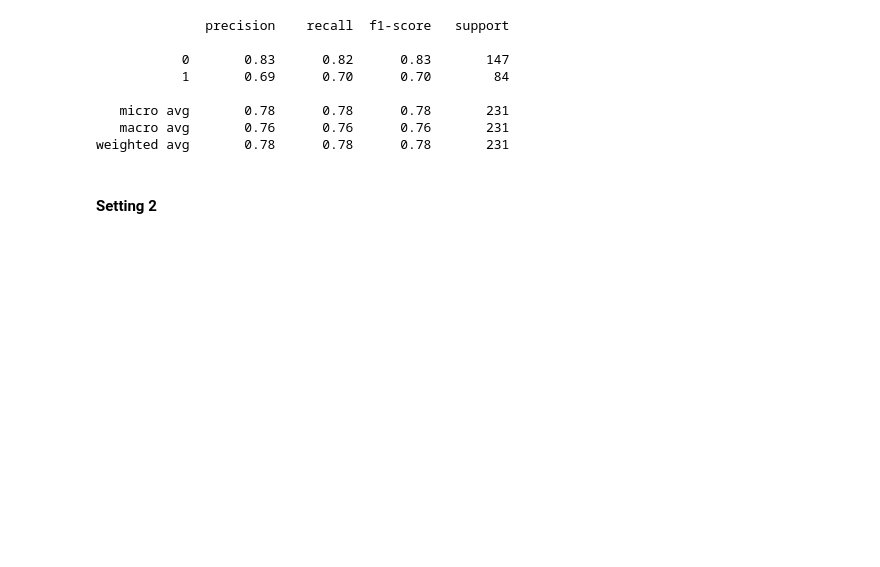
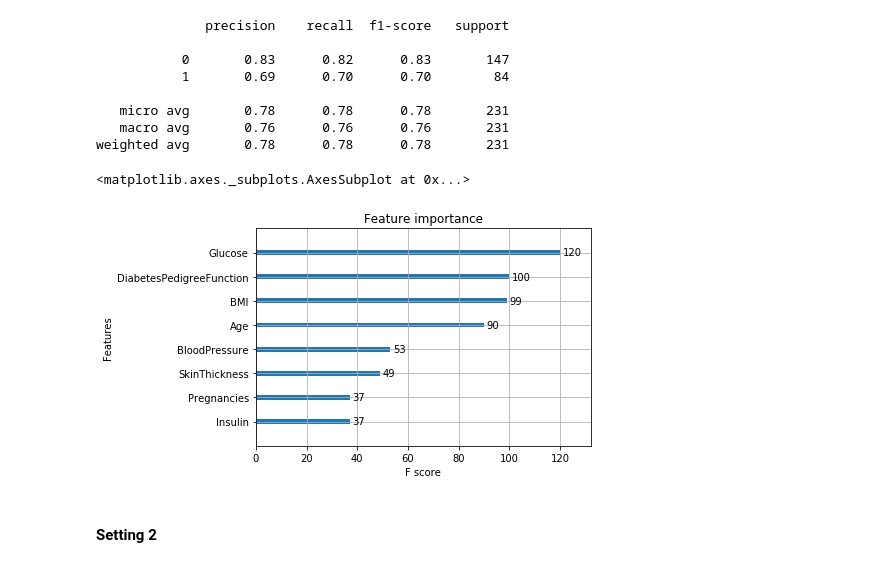
Before and after one commit to Brandon-HY-Lin/kaggle_case_study_author_identification, a Jupyter notebook: step_0_xgboost_classification.ipynb, the cells around one changed output. Drawn from its saved outputs; the diff is of its cells as text; code cells hidden in the pictures; blank space fills up the shorter version.

```diff
--- a/step_0_xgboost_classification.ipynb
+++ b/step_0_xgboost_classification.ipynb
@@ -116,6 +122,11 @@ print(sklearn.metrics.classification_report(y_test, pred))
    micro avg       0.78      0.78      0.78       231
    macro avg       0.76      0.76      0.76       231
 weighted avg       0.78      0.78      0.78       231
+# %%
+xgb.plot_importance(model_default)
+# %% [output]
+<matplotlib.axes._subplots.AxesSubplot at 0x...>
+[figure, added]
 # %% [markdown]
 #### Setting 2
 # %%
```
Also changed, not shown: parts of 20 cells of this notebook.
